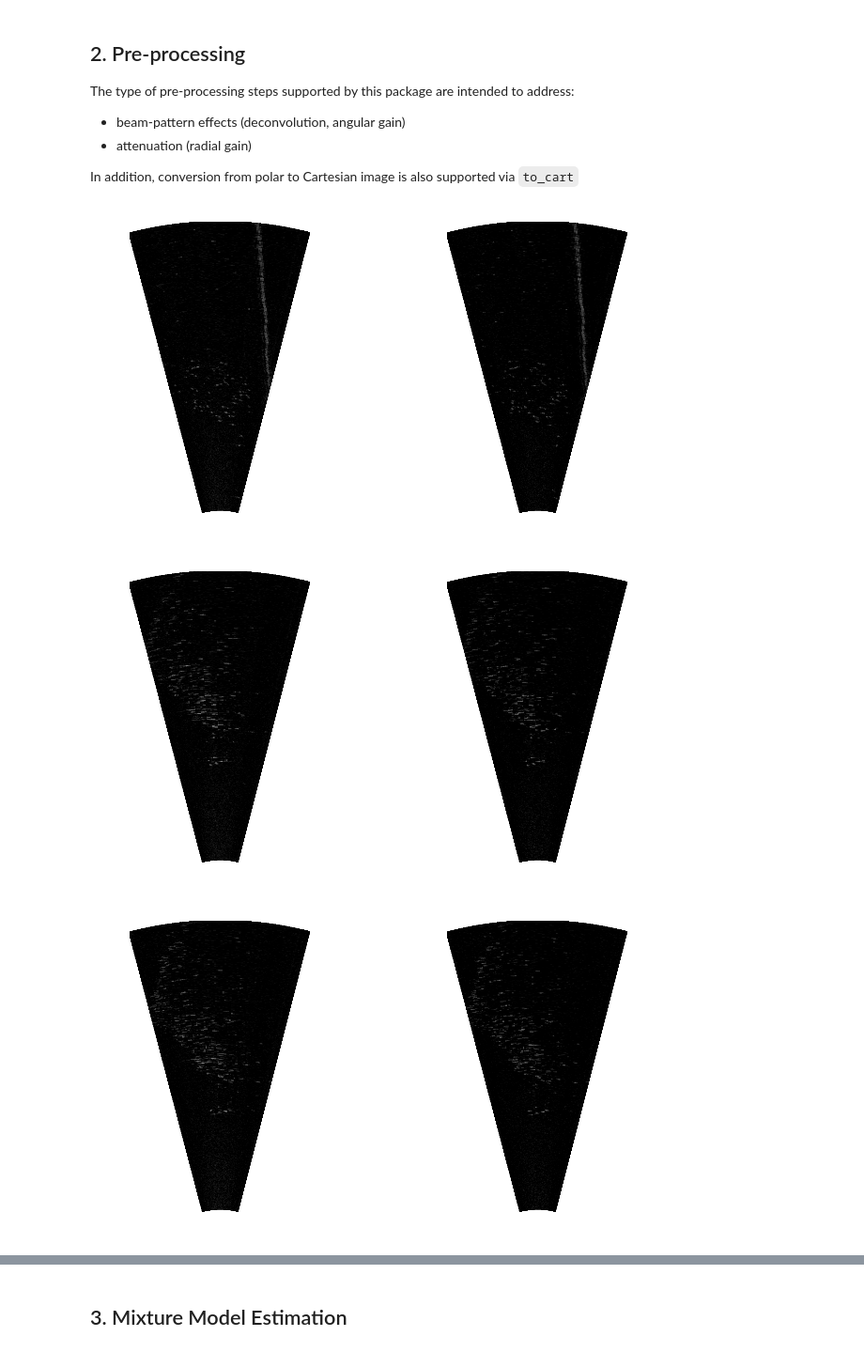
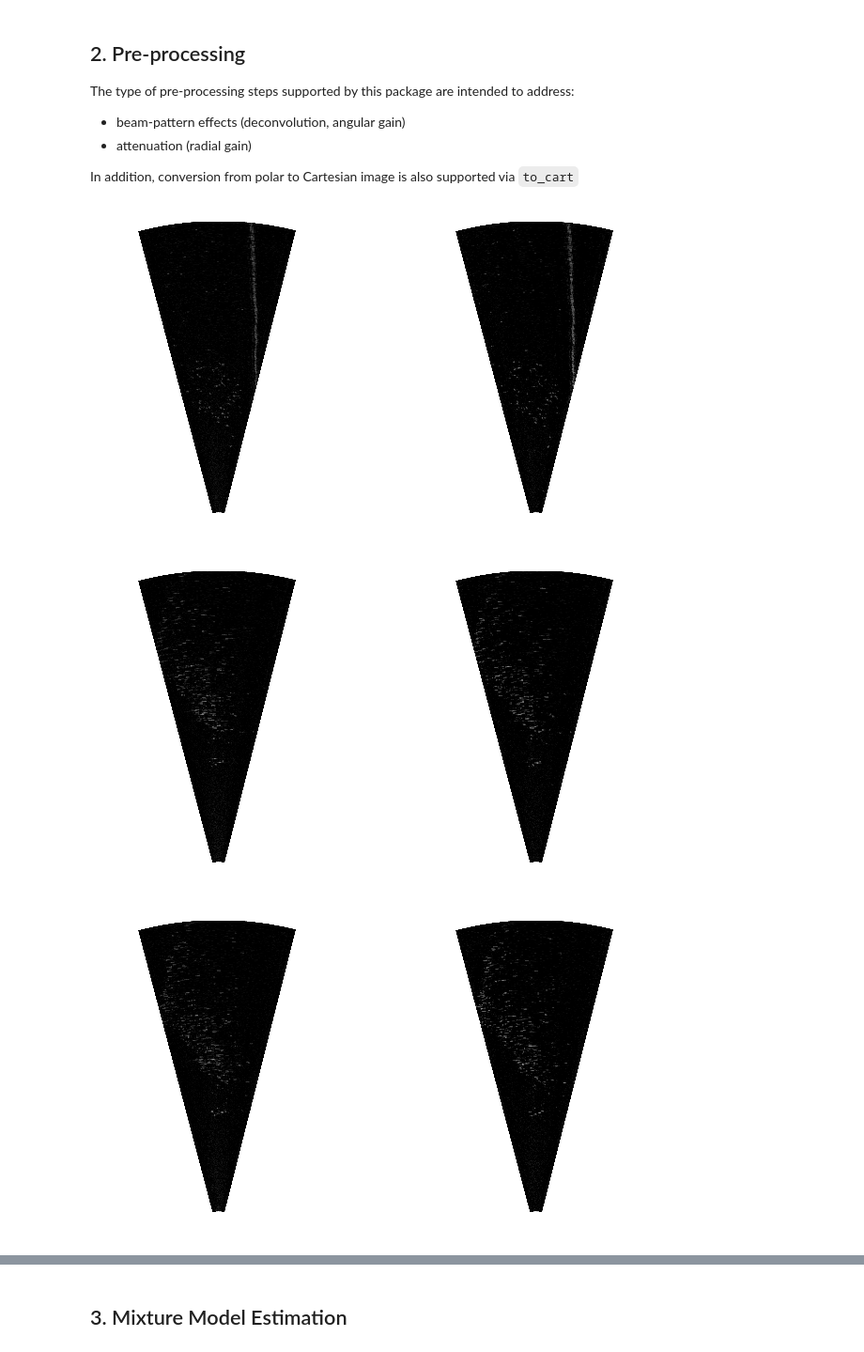
Before and after one commit to pvazteixeira/multibeam, a Jupyter notebook: dev/demo.ipynb, the cells around one changed output, grey strips where cells are left out. Shown at 94% size. Drawn from its saved outputs; the diff is of its cells as text; code cells hidden in the pictures.

```diff
--- a/dev/demo.ipynb
+++ b/dev/demo.ipynb
@@ -78,24 +83,29 @@ The type of pre-processing steps supported by this package are intended to addre
 In addition, conversion from polar to Cartesian image is also supported via `to_cart`
 # %%
 for idx in range(0, len(image_list)):
-    ping_raw = imread(image_list[idx], as_grey=True)
-    ping_raw_c = didson.to_cart(ping_raw, 255.0)
+    ping_raw = imread(image_list[idx], as_grey=True).astype(np.float64)
+    ping_raw/=255.0
+    ping_raw_c = didson.to_cart(ping_raw, 1.0)
 
     plt.figure(figsize=(8,4))
     plt.subplot(1,2,1)
-    plt.imshow(np.flipud(ping_raw_c) ,vmax=255.0,cmap='gray')
+    plt.imshow(np.flipud(ping_raw_c) ,vmax=1.0,cmap='gray')
     plt.axis('off')
 
-    ping_deconv = didson.deconvolve(ping_raw)
-    ping_deconv_c = didson.to_cart(ping_deconv, 255.0)
+    ping_deconv = didson.preprocess(ping_raw, False)
+#     ping_deconv = np.copy(ping_raw)
+    ping_deconv_c = didson.to_cart(ping_deconv, 1.0)
 
     plt.subplot(1,2,2)
-    plt.imshow(np.flipud(ping_deconv_c),vmax=255.0,cmap='gray')
+    plt.imshow(np.flipud(ping_deconv_c),vmax=1.0, cmap='gray')
     plt.axis('off')
 
-    imsave('ping_'+str(idx)+'_raw.png',ping_raw_c.astype(np.uint8))
-    imsave('ping_'+str(idx)+'_deconv.png',ping_deconv_c.astype(np.uint8))
+#     imsave('demo-ping_'+str(idx)+'_raw_polar.png',(255*ping_raw).astype(np.uint8))
+#     imsave('demo-ping_'+str(idx)+'_deconv_polar.png',(255*ping_deconv).astype(np.uint8))
+
+    imsave('demo-ping_'+str(idx)+'_raw.png',(255*ping_raw_c).astype(np.uint8))
+    imsave('demo-ping_'+str(idx)+'_deconv.png',(255*ping_deconv_c).astype(np.uint8))
 # %% [output]
-[figure, old version]
+[figure, new version]
-[figure, old version]
+[figure, new version]
-[figure, old version]
+[figure, new version]
```
Also changed, not shown: parts of 7 cells of this notebook, 9 other files.
